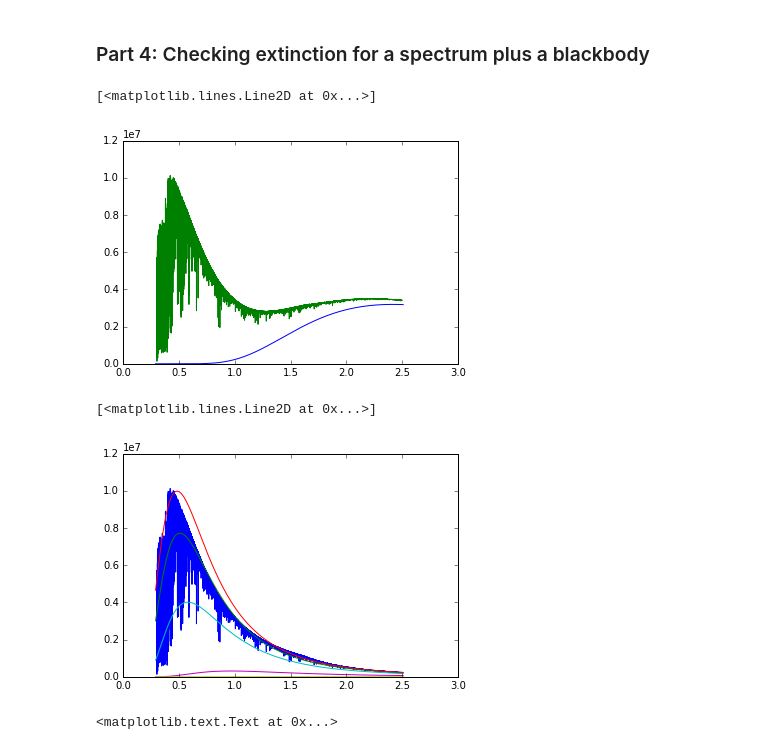
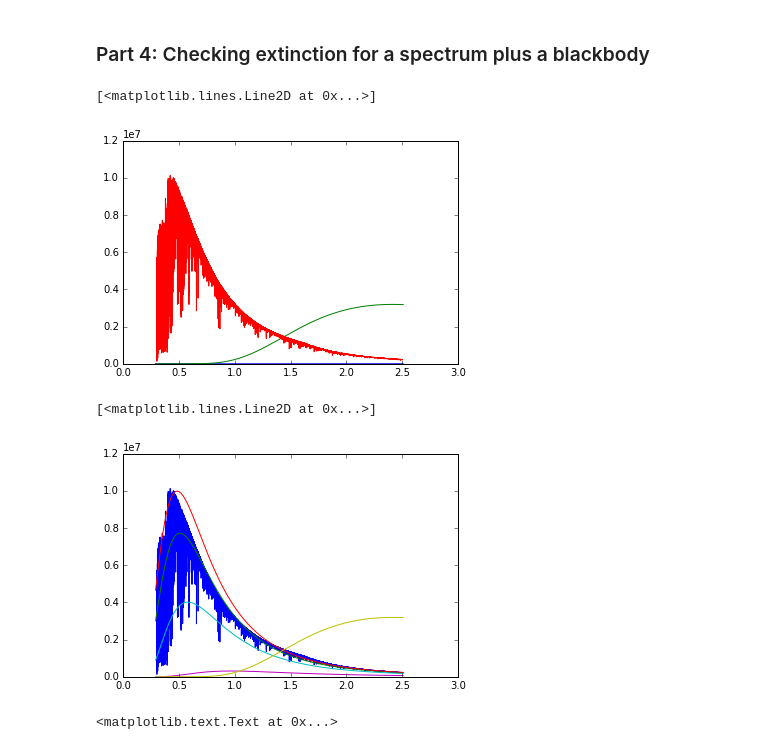
Before and after one commit to ojalae/initial-photometry, a Jupyter notebook: Photometry on Stellar Spectra (Units Converted).ipynb, the cells around one changed output. Drawn from its saved outputs; the diff is of its cells as text; code cells hidden in the pictures.

```diff
--- a/Photometry on Stellar Spectra (Units Converted).ipynb
+++ b/Photometry on Stellar Spectra (Units Converted).ipynb
@@ -328,20 +326,21 @@ blackbodyf= interp1d(bbwavelengths, bbflux)
 totalflux = blackbodyf(modelwavelengths) + modelflux
 # %%
+plt.plot(bbwavelengths,fluxdist)
 plt.plot(bbwavelengths,bbflux)
-plt.plot(modelwavelengths,totalflux)
+plt.plot(modelwavelengths,modelflux)
 # %% [output]
 [<matplotlib.lines.Line2D at 0x...>]
-[figure, old version]
+[figure, new version]
 # %%
 plt.plot(modelwavelengths, modelflux)
 plt.plot(wav, planck_sed(wav,5700))
 plt.plot(wav,planck_sed(wav,6000))
 plt.plot(wav,planck_sed(wav,5000))
 plt.plot(wav,planck_sed(wav,3000))
-plt.plot(wav,planck_sed(wav,1200))
+plt.plot(wav,1000*planck_sed(wav,1200))
 # %% [output]
 [<matplotlib.lines.Line2D at 0x...>]
-[figure, old version]
+[figure, new version]
 # %%
 AlAv=getFMext(1.0/modelwavelengths,3.1)
 one_extinction=totalflux*10.0**(-0.4*AlAv)
```
Also changed, not shown: parts of 6 cells of this notebook.
